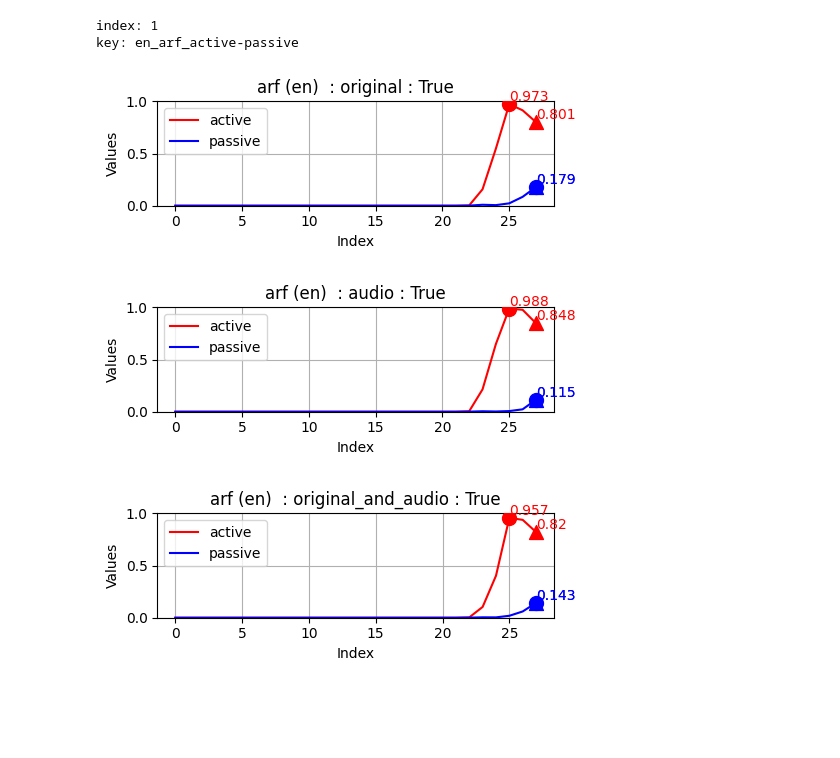
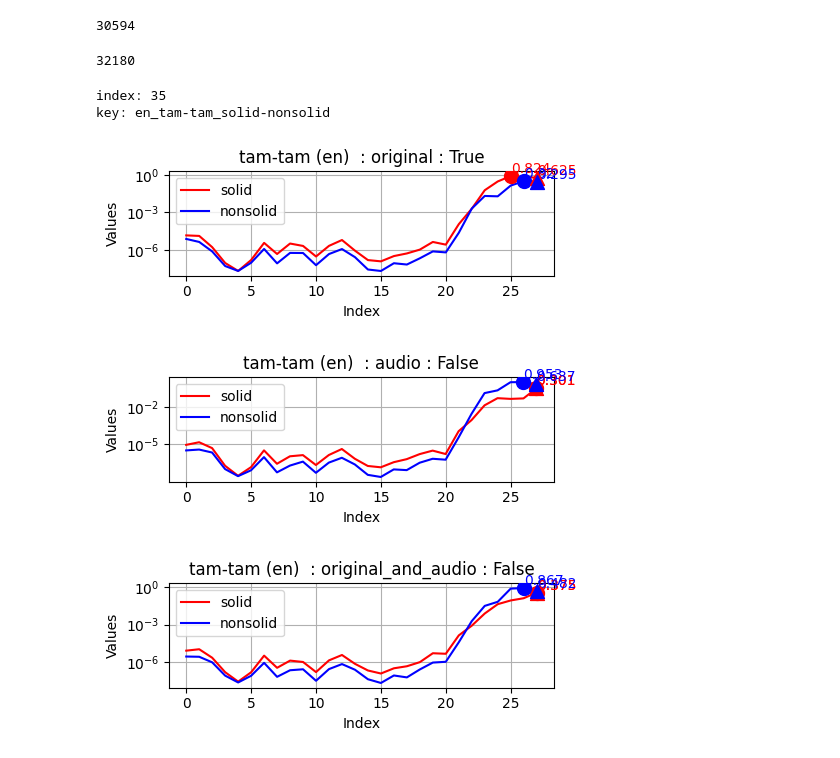
Before and after one commit to jjhsnail0822/sound-symbolism, a Jupyter notebook: src/analysis/logit_lens.ipynb, the cells around one changed output. Drawn from its saved outputs; the diff is of its cells as text; code cells hidden in the pictures; blank space fills up the shorter version.

```diff
--- a/src/analysis/logit_lens.ipynb
+++ b/src/analysis/logit_lens.ipynb
@@ -28,9 +43,12 @@ ipa_and_audio_file = load_logit_lens_file(IPA_AND_AUDIO)
 # %%
-
 # intersection keys for all
 intersection_keys = list(
-    set(original_file.keys()) & set(ipa_file.keys()) & set(audio_file.keys()) & set(original_and_audio_file.keys()) & set(ipa_and_audio_file.keys())
+    set(original_file.keys()) & set(ipa_file.keys()) & set(audio_file.keys()) & set(original_and_audio_file.keys())
+    & set(ipa_and_audio_file.keys())
 )
+len(intersection_keys)
+# %% [output]
+30594
 # %%
 def format_results(logit_lens_results, keys):
     out = {}
@@ -78,7 +96,7 @@ def plot_probs_by_key(total_results, key, input_type, log_scale=False):
     # Plot curves
     plt.plot(x, y1, label=f'{dim.split("-")[0]}', color=color1)
     plt.plot(x, y2, label=f'{dim.split("-")[1]}', color=color2)
-    plt.ylim(0, 1.00)
+    # plt.ylim(0, 1.00)
 
     # Max point for y1
     max_idx_y1 = np.argmax(y1)
@@ -123,23 +141,34 @@ def plot_probs_by_key(total_results, key, input_type, log_scale=False):
 original_results = format_results(original_file, intersection_keys)
 audio_results = format_results(audio_file, intersection_keys)
 original_and_audio_results = format_results(original_and_audio_file, intersection_keys)
+# %%
+len(original_file)
+len(audio_file)
+len(original_and_audio_file)
+len(ipa_file)
+len(ipa_and_audio_file)
+# %% [output]
+32180
 # %%
 i = 0
 # %%
 i += 1
 key = intersection_keys[i]
 
 print(f"index: {i}")
 print(f"key: {key}")
-plot_probs_by_key(original_results, key, ORIGINAL)
-plot_probs_by_key(audio_results, key, AUDIO)
-plot_probs_by_key(original_and_audio_results, key, ORIGINAL_AND_AUDIO)
+
+
+log_scale = True
+plot_probs_by_key(original_results, key, ORIGINAL, log_scale)
+plot_probs_by_key(audio_results, key, AUDIO, log_scale)
+plot_probs_by_key(original_and_audio_results, key, ORIGINAL_AND_AUDIO, log_scale)
 # %% [output]
-index: 1
-key: en_arf_active-passive
+index: 35
+key: en_tam-tam_solid-nonsolid
-[figure, old version]
+[figure, new version]
-[figure, old version]
+[figure, new version]
-[figure, old version]
+[figure, new version]
 # %%
 words = []
 for key in intersection_keys:
```
Also changed, not shown: parts of 13 cells of this notebook, 1 other file.
